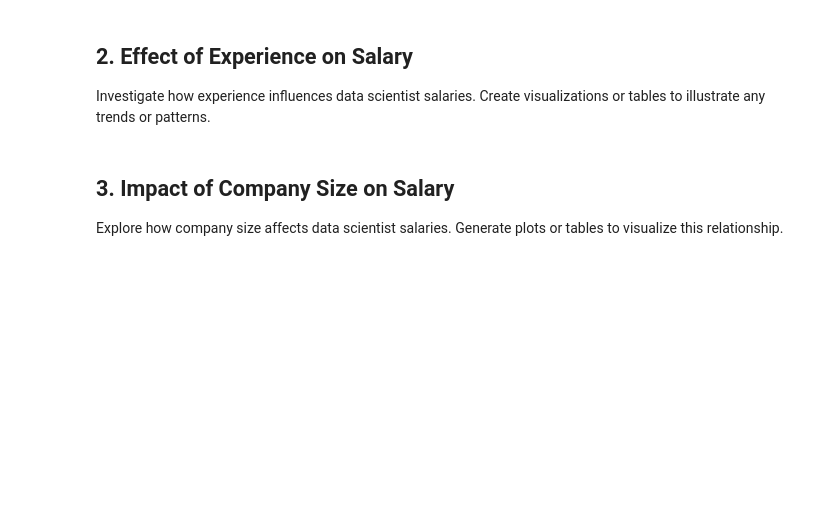
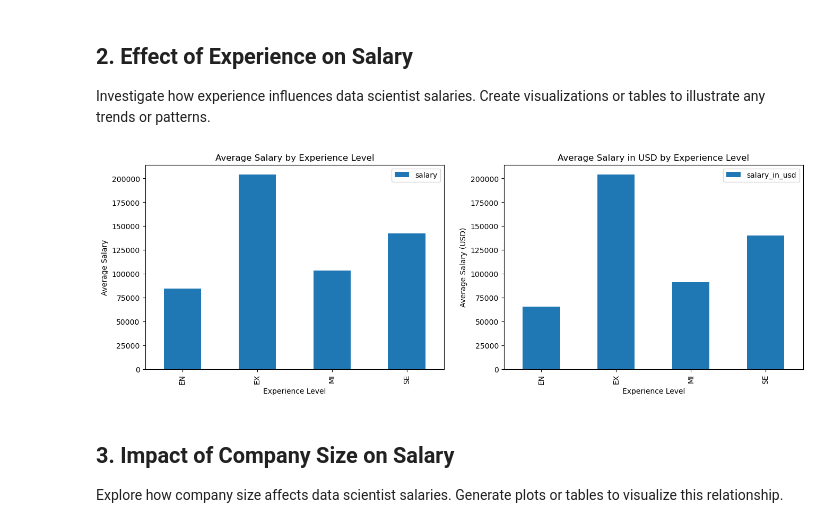
Before and after one commit to stat220/lab-1-group-18, a Jupyter notebook: lab1.ipynb, the cells around one changed output. Drawn from its saved outputs; the diff is of its cells as text; code cells hidden in the pictures; blank space fills up the shorter version.

```diff
--- a/lab1.ipynb
+++ b/lab1.ipynb
@@ -30,6 +30,32 @@ step sets the foundation for your analysis.
 ## 2. Effect of Experience on Salary
 Investigate how experience influences data scientist salaries. Create visualizations or
 tables to illustrate any trends or patterns.
+# %%
+
+grouped_df_non_US = df[['experience_level', 'salary']].groupby('experience_level').mean()
+grouped_df_US = df[['experience_level', 'salary_in_usd']].groupby('experience_level').mean()
+
+# Creating the subplots
+fig1, (ax21, ax22) = plt.subplots(1, 2, figsize=(16, 5))
+
+# Plot for salary in the first axis
+plt.sca(ax21)
+grouped_df_non_US.plot(kind='bar', ax=ax21)
+plt.title('Average Salary by Experience Level')
+plt.xlabel('Experience Level')
+plt.ylabel('Average Salary')
+
+# Plot for salary_in_usd in the second axis
+plt.sca(ax22)
+grouped_df_US.plot(kind='bar', ax=ax22)
+plt.title('Average Salary in USD by Experience Level')
+plt.xlabel('Experience Level')
+plt.ylabel('Average Salary (USD)')
+
+# Display the plots
+plt.show()
+# %% [output]
+[figure, added]
 # %% [markdown]
 ## 3. Impact of Company Size on Salary
 Explore how company size affects data scientist salaries. Generate plots or tables to
```
